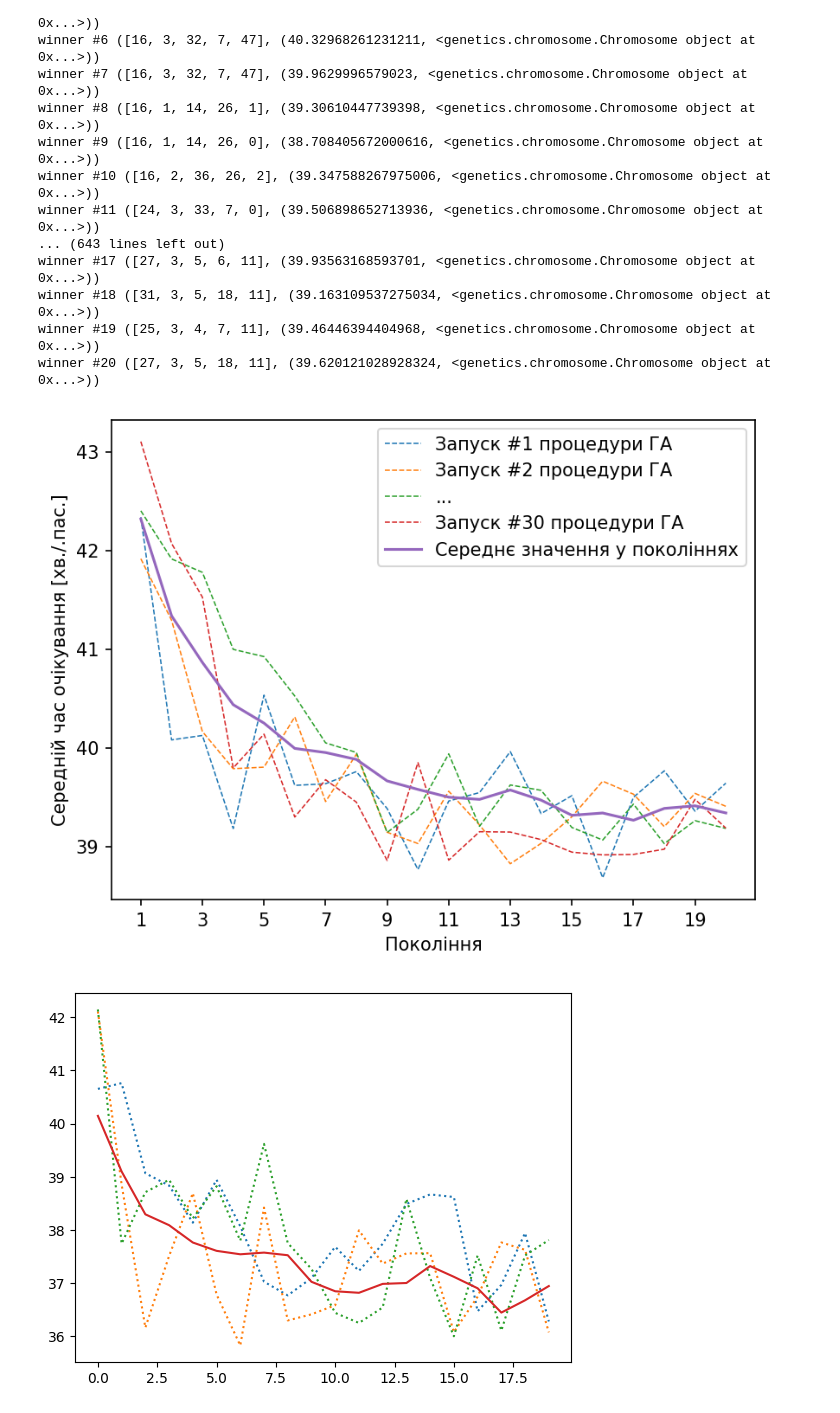
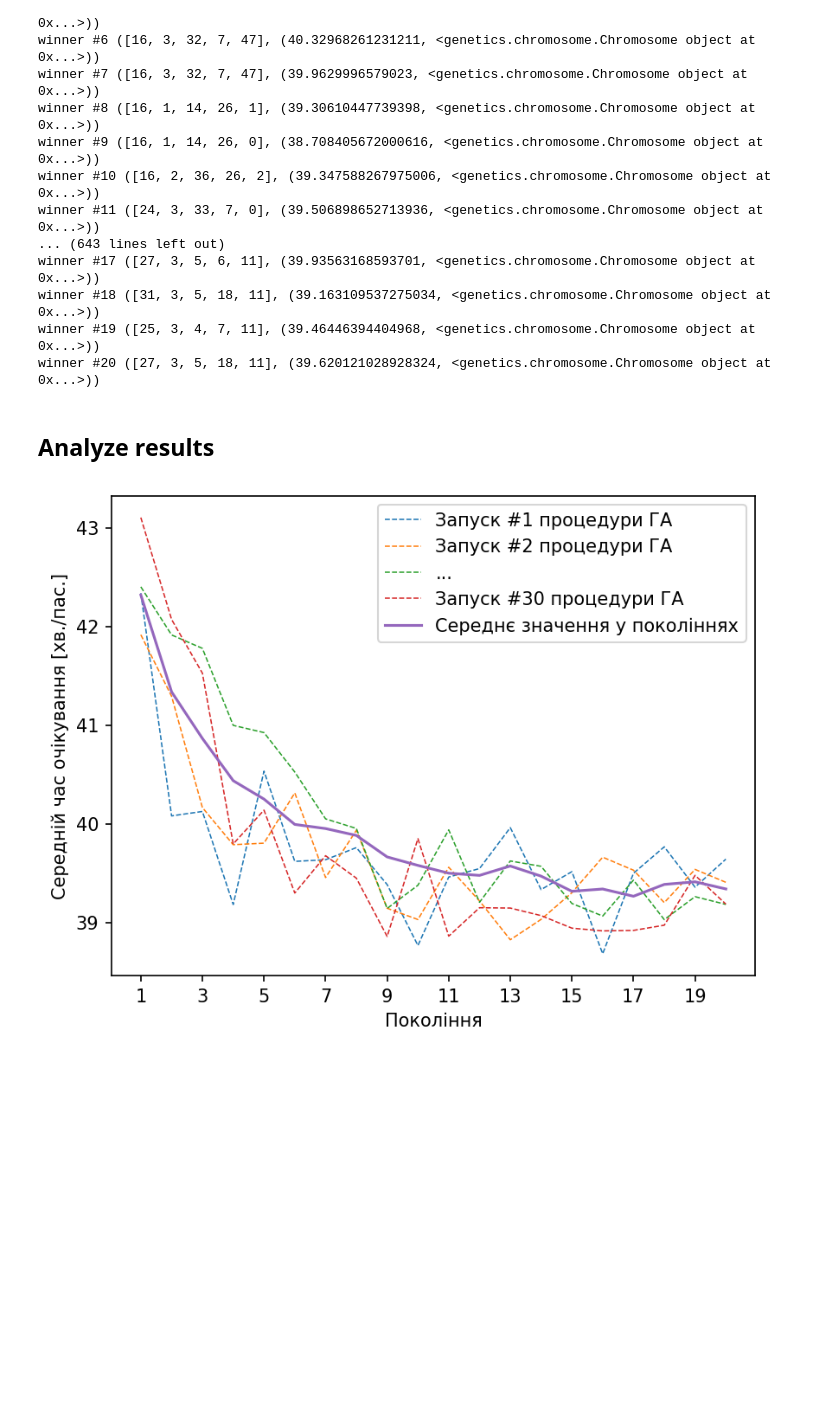
Before and after one commit to naumovvs/publictransportnet, a Jupyter notebook: case studies/verkhnodniprovsk/verkhnodniprovsk_exp_net.ipynb, the cells around one changed output. Cells and saved outputs as stored; diff of their text form; code cells hidden in the pictures; blank space fills up the shorter version.

```diff
--- a/case studies/verkhnodniprovsk/verkhnodniprovsk_exp_net.ipynb
+++ b/case studies/verkhnodniprovsk/verkhnodniprovsk_exp_net.ipynb
@@ -126,29 +126,23 @@ winner #17 ([27, 3, 5, 6, 11], (39.93563168593701, <genetics.chromosome.Chromoso
 winner #18 ([31, 3, 5, 18, 11], (39.163109537275034, <genetics.chromosome.Chromosome object at 0x...>))
 winner #19 ([25, 3, 4, 7, 11], (39.46446394404968, <genetics.chromosome.Chromosome object at 0x...>))
 winner #20 ([27, 3, 5, 18, 11], (39.620121028928324, <genetics.chromosome.Chromosome object at 0x...>))
-# %%
-winners = np.array(winners)
-plt.figure(dpi=150)
-plt.plot(range(1, 21), winners[9],lw=0.75, label=f'Запуск #1 процедури ГА', linestyle='--')
-plt.plot(range(1, 21), winners[10], lw=0.75, label=f'Запуск #2 процедури ГА', linestyle='--')
-plt.plot(range(1, 21), winners[11], lw=0.75, label=f'...', linestyle='--')
-plt.plot(range(1, 21), winners[28], lw=0.75, label=f'Запуск #30 процедури ГА', linestyle='--')
-plt.plot(range(1, 21), winners.mean(axis=0), lw=1.5, label=f'Середнє значення у поколіннях')
-plt.ylabel('Середній час очікування [хв./.пас.]')
-plt.xlabel('Покоління')
-plt.xticks(range(1,21, 2))
-plt.legend()
-plt.show()
-# %% [output]
-[figure, removed]
 # %%
 np.array(winners).tofile('net30x20.txt', sep=',', format='%s')
+# %% [markdown]
+## Analyze results
 # %%
-xs = np.fromfile('net30x20.txt', sep=',').reshape((30, 20))
+xs = np.fromfile('net_results/net30x20.txt', sep=',').reshape((30, 20))
-# %%
-for x in xs[9:12]:
-    plt.plot(x, linestyle=':')
-plt.plot(xs.mean(axis=0))
-plt.show()
-# %% [output]
-[figure, removed]
+# %%
+plt.figure(dpi=150)
+plt.plot(range(1, 21), xs[9],lw=0.75, label=f'Запуск #1 процедури ГА', linestyle='--')
+plt.plot(range(1, 21), xs[10], lw=0.75, label=f'Запуск #2 процедури ГА', linestyle='--')
+plt.plot(range(1, 21), xs[11], lw=0.75, label=f'...', linestyle='--')
+plt.plot(range(1, 21), xs[28], lw=0.75, label=f'Запуск #30 процедури ГА', linestyle='--')
+plt.plot(range(1, 21), xs.mean(axis=0), lw=1.5, label=f'Середнє значення у поколіннях')
+plt.ylabel('Середній час очікування [хв./пас.]')
+plt.xlabel('Покоління')
+plt.xticks(range(1, 21, 2))
+plt.legend()
+plt.show()
+# %% [output]
+[figure, added]
```
Also changed, not shown: parts of 2 cells of this notebook, 7 other files.
